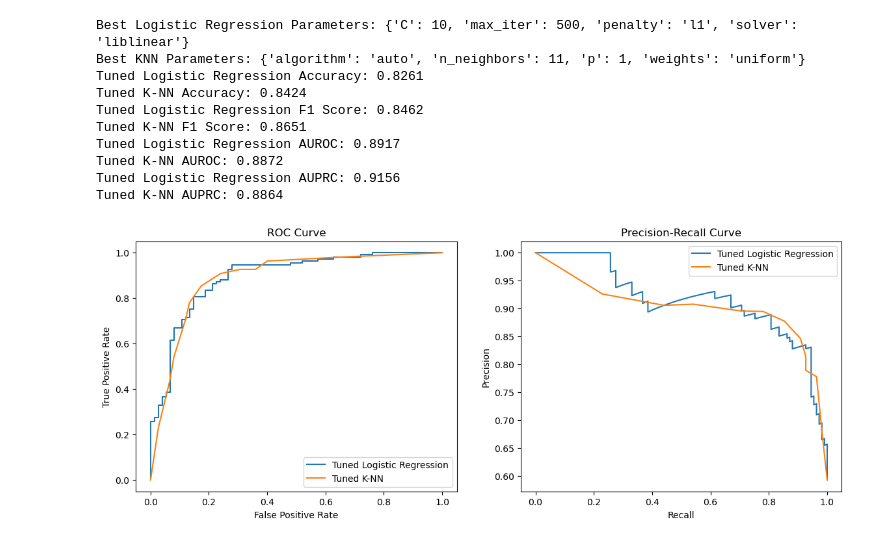
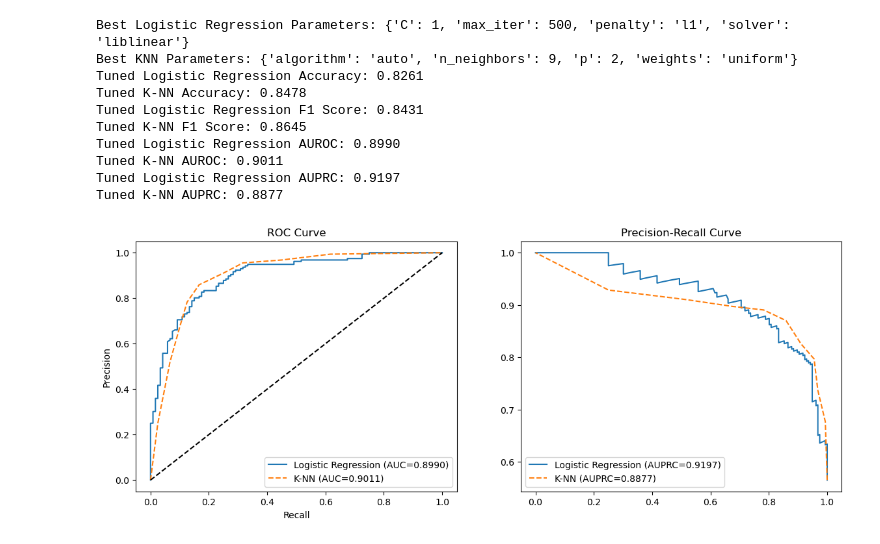
Before and after one commit to Dane0331/BINF5507, a Jupyter notebook: Assignment2/Scripts/main.ipynb, the cells around one changed output. Drawn from its saved outputs; the diff is of its cells as text; code cells hidden in the pictures.

Commit message:
Reworked preprocessing pipeline, heatmap generation and streamlined LogReg/KNN workflow

```diff
--- a/Assignment2/Scripts/main.ipynb
+++ b/Assignment2/Scripts/main.ipynb
@@ -84,16 +72,28 @@ dtype: int64
 # %%
 # --- Splitting Features and Targets ---
 X = df.drop(columns=["chol", "num"])  # Features
-y_reg = df["chol"]                    # Regression target
-y_clf = (df["num"] > 0).astype(int)     # Binary classification target
+y_reg = df["chol"].fillna(df["chol"].median())  # Impute missing values with median
+y_clf = (df["num"] > 0).astype(int)  # Binary classification target
 
 # Verify that there are no missing values in the targets
 print("Missing values in y_reg:", y_reg.isnull().sum())
 print("Missing values in y_clf:", y_clf.isnull().sum())
 
 # --- Train-Test Split ---
-X_train_reg, X_test_reg, y_train_reg, y_test_reg = train_test_split(X, y_reg, test_size=0.2, random_state=42)
-X_train_clf, X_test_clf, y_train_clf, y_test_clf = train_test_split(X, y_clf, test_size=0.2, random_state=42)
+X_train_reg, X_test_reg, y_train_reg, y_test_reg = train_test_split(X, y_reg, test_size=0.3, random_state=42)
+X_train_clf, X_test_clf, y_train_clf, y_test_clf = train_test_split(X, y_clf, test_size=0.3, random_state=42)
+
+# --- Transform Features using the Preprocessing Pipeline ---
+X_train_reg = preprocessor.fit_transform(X_train_reg)
+X_test_reg = preprocessor.transform(X_test_reg)
+X_train_clf = preprocessor.fit_transform(X_train_clf)
+X_test_clf = preprocessor.transform(X_test_clf)
+
+# Check for missing values after transformation
+print("Missing values in transformed X_train_reg:", np.isnan(X_train_reg).sum())
+print("Missing values in transformed X_test_reg:", np.isnan(X_test_reg).sum())
+print("Missing values in transformed X_train_clf:", np.isnan(X_train_clf).sum())
+print("Missing values in transformed X_test_clf:", np.isnan(X_test_clf).sum())
 # %% [output]
 Missing values in y_reg: 0
 Missing values in y_clf: 0
@@ -166,6 +159,5 @@ plt.show()
 # %%
-## Logistic Regression and K-NN ##
-
+## --- Logistic Regression and K-NN ---
 # Define parameter grid
 param_grid_log = {
     'penalty': ['l1', 'l2'],
@@ -209,49 +201,55 @@ metrics = {
     "F1 Score": f1_score,
     "AUROC": roc_auc_score,
     "AUPRC": average_precision_score
 }
 
 for name, metric in metrics.items():
     if name in ['Accuracy', 'F1 Score']:
         print(f"Tuned Logistic Regression {name}: {metric(y_test_clf, y_pred_log):.4f}")
         print(f"Tuned K-NN {name}: {metric(y_test_clf, y_pred_knn):.4f}")
     else:
         print(f"Tuned Logistic Regression {name}: {metric(y_test_clf, y_prob_log):.4f}")
         print(f"Tuned K-NN {name}: {metric(y_test_clf, y_prob_knn):.4f}")
 
-# Plot ROC and Precision-Recall Curves after hyperparameter tuning
+
+# Plot ROC and Precision-Recall Curves after hyperparameter tuning with AUC/AUPRC annotations
 fig, ax = plt.subplots(1, 2, figsize=(14, 5))
 
 # ROC Curve
 fpr_log, tpr_log, _ = roc_curve(y_test_clf, y_prob_log)
 fpr_knn, tpr_knn, _ = roc_curve(y_test_clf, y_prob_knn)
-ax[0].plot(fpr_log, tpr_log, label='Tuned Logistic Regression')
-ax[0].plot(fpr_knn, tpr_knn, label='Tuned K-NN')
+roc_auc_log = auc(fpr_log, tpr_log) # added AUC values to plot
+roc_auc_knn = auc(fpr_knn, tpr_knn)
+
+ax[0].plot(fpr_log, tpr_log, label=f'Logistic Regression (AUC={roc_auc_log:.4f})')
+ax[0].plot(fpr_knn, tpr_knn, label=f'K-NN (AUC={roc_auc_knn:.4f})', linestyle='dashed')
+ax[0].plot([0, 1], [0, 1], 'k--')  # Diagonal line for reference
 ax[0].set_title("ROC Curve")
 ax[0].legend()
-ax[0].set_xlabel("False Positive Rate")
-ax[0].set_ylabel("True Positive Rate")
+ax[0].set(xlabel="False Positive Rate", ylabel="True Positive Rate")
 
 # Precision-Recall Curve
 prec_log, rec_log, _ = precision_recall_curve(y_test_clf, y_prob_log)
 prec_knn, rec_knn, _ = precision_recall_curve(y_test_clf, y_prob_knn)
-ax[1].plot(rec_log, prec_log, label='Tuned Logistic Regression')
-ax[1].plot(rec_knn, prec_knn, label='Tuned K-NN')
+pr_auc_log = average_precision_score(y_test_clf, y_prob_log) # added AUPRC values to plot
+pr_auc_knn = average_precision_score(y_test_clf, y_prob_knn)
+
+ax[1].plot(rec_log, prec_log, label=f'Logistic Regression (AUPRC={pr_auc_log:.4f})')
+ax[1].plot(rec_knn, prec_knn, label=f'K-NN (AUPRC={pr_auc_knn:.4f})', linestyle='dashed')
 ax[1].set_title("Precision-Recall Curve")
 ax[1].legend()
-ax[1].set_xlabel("Recall")
-ax[1].set_ylabel("Precision")
+ax[0].set(xlabel="Recall", ylabel="Precision")
 
 plt.show()
 # %% [output]
-Best Logistic Regression Parameters: {'C': 10, 'max_iter': 500, 'penalty': 'l1', 'solver': 'liblinear'}
-Best KNN Parameters: {'algorithm': 'auto', 'n_neighbors': 11, 'p': 1, 'weights': 'uniform'}
+Best Logistic Regression Parameters: {'C': 1, 'max_iter': 500, 'penalty': 'l1', 'solver': 'liblinear'}
+Best KNN Parameters: {'algorithm': 'auto', 'n_neighbors': 9, 'p': 2, 'weights': 'uniform'}
 Tuned Logistic Regression Accuracy: 0.8261
-Tuned K-NN Accuracy: 0.8424
-Tuned Logistic Regression F1 Score: 0.8462
-Tuned K-NN F1 Score: 0.8651
-Tuned Logistic Regression AUROC: 0.8917
-Tuned K-NN AUROC: 0.8872
-Tuned Logistic Regression AUPRC: 0.9156
-Tuned K-NN AUPRC: 0.8864
+Tuned K-NN Accuracy: 0.8478
+Tuned Logistic Regression F1 Score: 0.8431
+Tuned K-NN F1 Score: 0.8645
+Tuned Logistic Regression AUROC: 0.8990
+Tuned K-NN AUROC: 0.9011
+Tuned Logistic Regression AUPRC: 0.9197
+Tuned K-NN AUPRC: 0.8877
-[figure, old version]
+[figure, new version]
```
Also changed, not shown: parts of 4 cells of this notebook.
